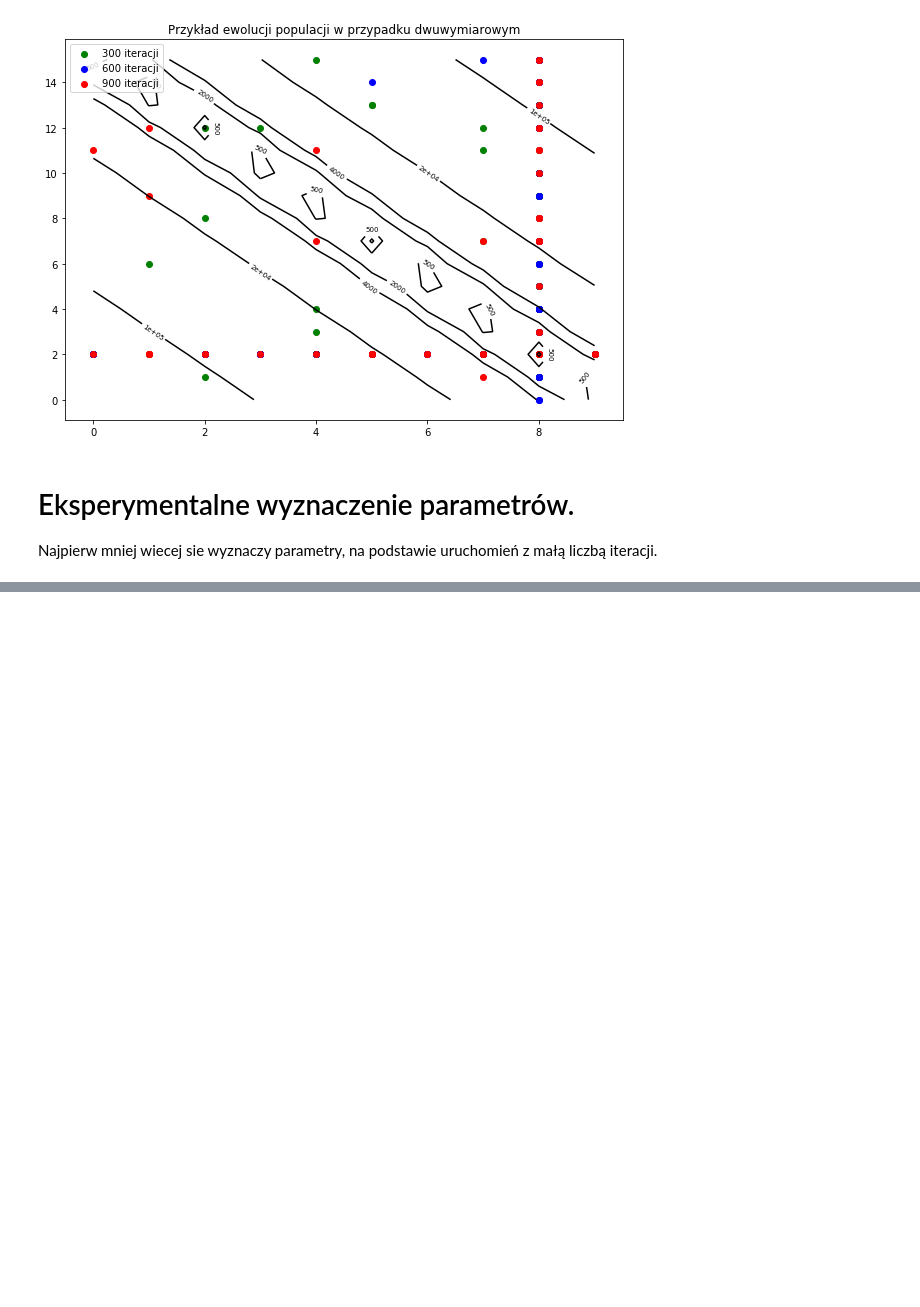
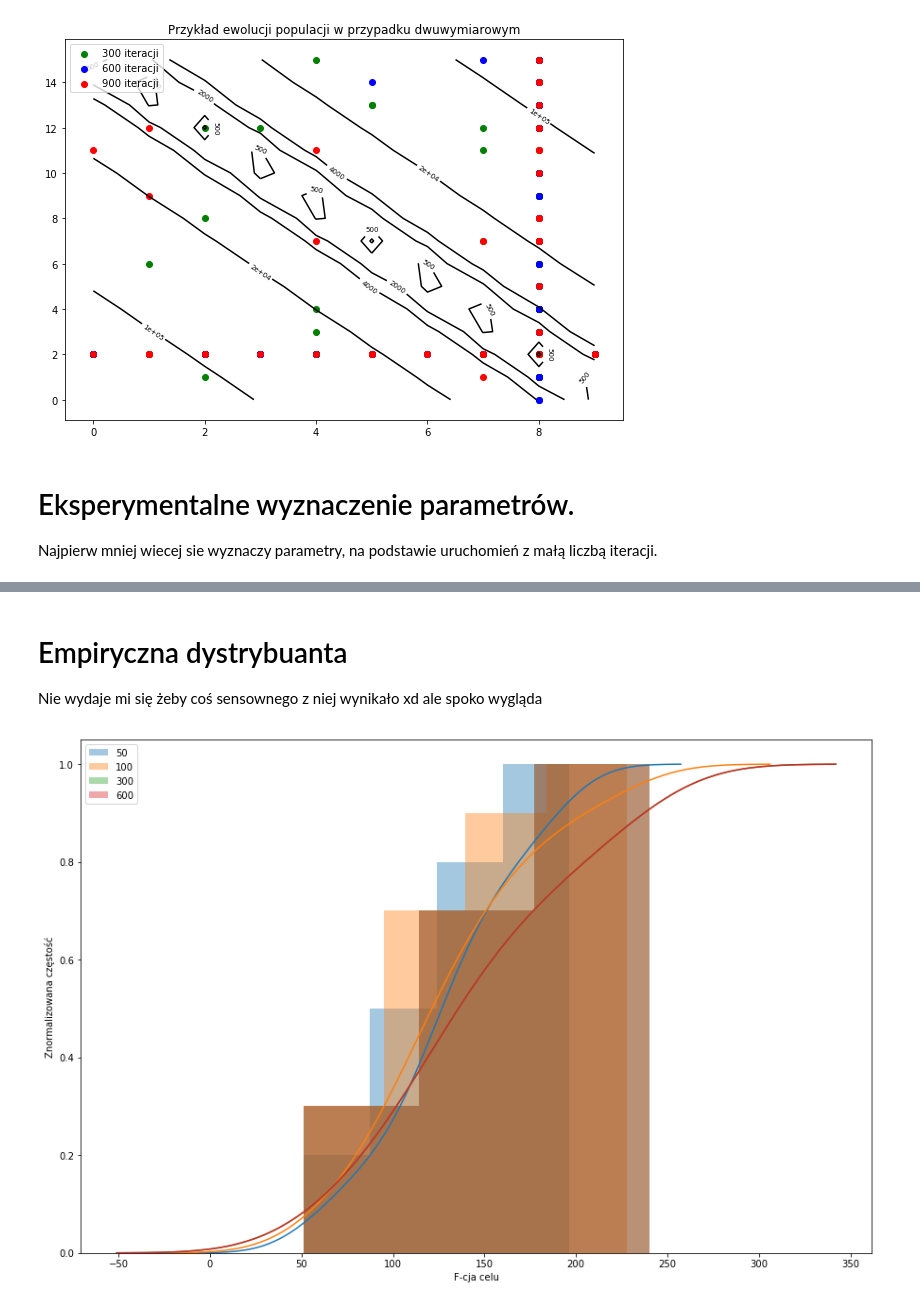
Before and after one commit to sgrzemski/PSZT-TT.AE.2, a Jupyter notebook: Crossvalidation.ipynb, the cells around one changed output, grey strips where cells are left out. Saved outputs shown, nothing was run; the diff lists cells and outputs as text; code cells hidden in the pictures; blank space fills up the shorter version.

```diff
--- a/Crossvalidation.ipynb
+++ b/Crossvalidation.ipynb
@@ -239,0 +292,31 @@ loss:  214.5
+# %%
+# ucinam pierwsze  duże wartości bo bedą przydko wyglądały na wykresie
+x1 = np.array(data[50])
+x1 = x1[x1<700]
+x2 = np.array(data[100])
+x2 = x2[x2<700]
+x3 = np.array(data[300])
+x3 = x3[x3<700]
+x4 = np.array(data[600])
+x4 = x4[x4<700]
+# %% [markdown]
+# Empiryczna dystrybuanta
+Nie wydaje mi się żeby coś sensownego z niej wynikało xd ale spoko wygląda
+# %%
+import numpy as np
+import seaborn as sns
+plt.figure(figsize=(15,10))
+
+X = [x1,x2,x3,x4]
+
+labels = ["50","100","300","600"]
+for x, label in zip(X,labels):
+    sns.distplot(x,
+                 hist_kws=dict(cumulative=True),
+                 kde_kws=dict(cumulative=True),label=label)
+plt.xlabel('F-cja celu')
+plt.ylabel('Znormalizowana częstość')
+plt.legend()
+plt.show()
+# %% [output]
+[figure, added]
```
Also changed, not shown: parts of 4 cells of this notebook, 2 other files.
